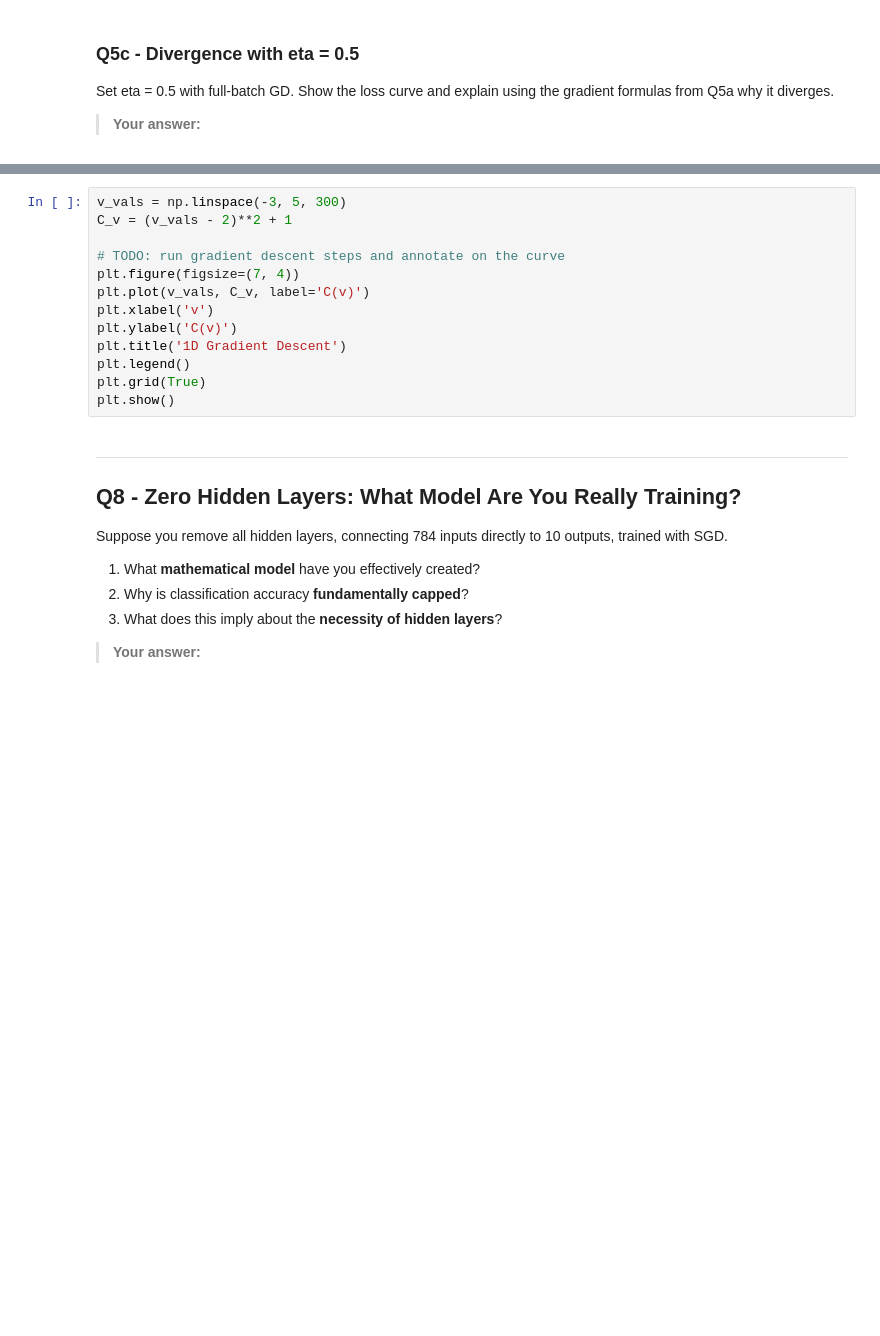
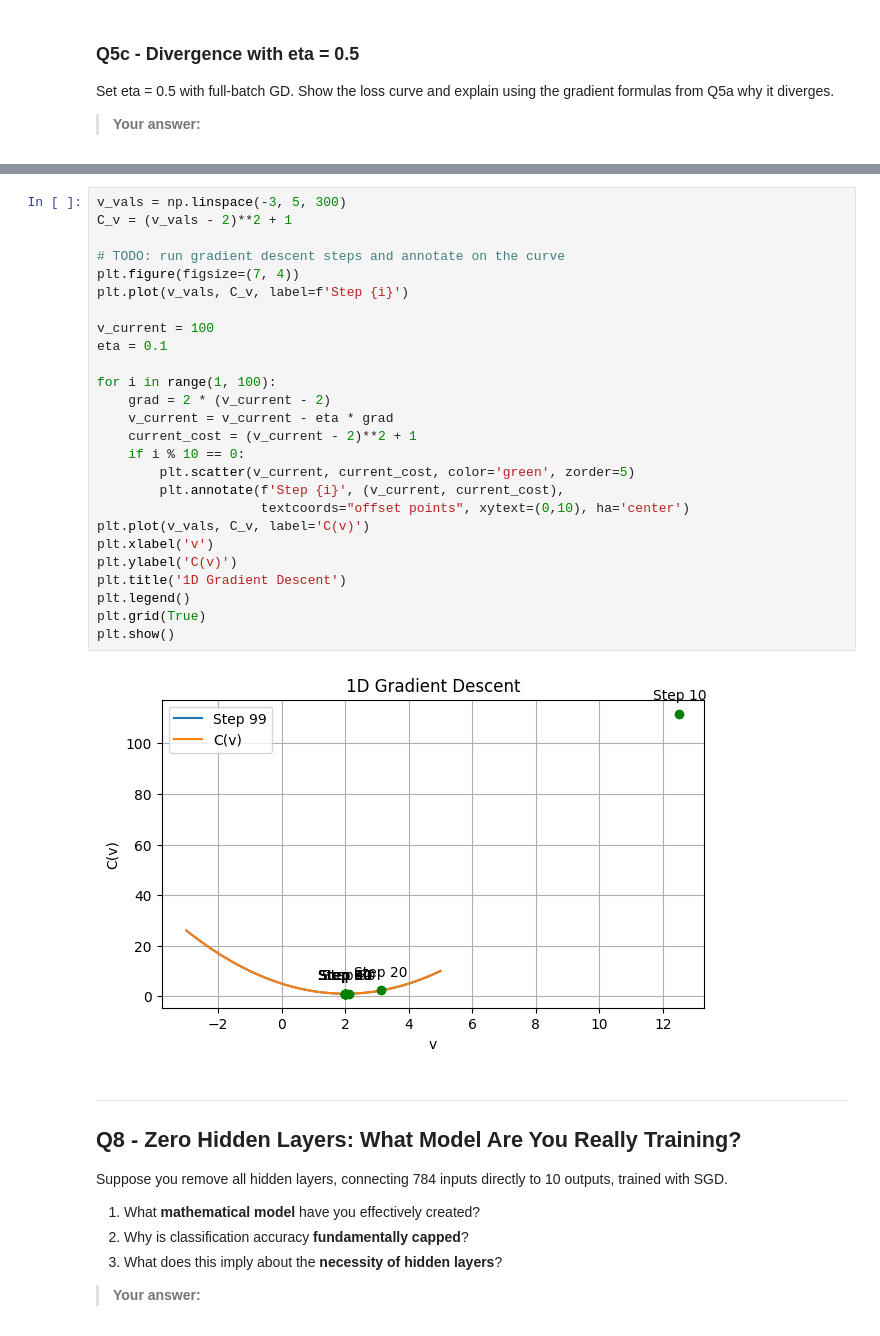
Before and after one commit to Stamatics-NumberstoNeurons/assignment2-Dhroobh147, a Jupyter notebook: Assignment_2_N2N.ipynb, the cells around one changed output, grey strips where cells are left out. Cells and saved outputs as stored; diff of their text form; blank space fills up the shorter version.

```diff
--- a/Assignment_2_N2N.ipynb
+++ b/Assignment_2_N2N.ipynb
@@ -429,16 +483,31 @@ Consider C(v) as a function of a single scalar v.
 # %%
 v_vals = np.linspace(-3, 5, 300)
 C_v = (v_vals - 2)**2 + 1
 
 # TODO: run gradient descent steps and annotate on the curve
 plt.figure(figsize=(7, 4))
+plt.plot(v_vals, C_v, label=f'Step {i}')
+
+v_current = 100
+eta = 0.1
+
+for i in range(1, 100):
+    grad = 2 * (v_current - 2)
+    v_current = v_current - eta * grad
+    current_cost = (v_current - 2)**2 + 1
+    if i % 10 == 0:
+        plt.scatter(v_current, current_cost, color='green', zorder=5)
+        plt.annotate(f'Step {i}', (v_current, current_cost),
+                     textcoords="offset points", xytext=(0,10), ha='center')
 plt.plot(v_vals, C_v, label='C(v)')
 plt.xlabel('v')
 plt.ylabel('C(v)')
 plt.title('1D Gradient Descent')
 plt.legend()
 plt.grid(True)
 plt.show()
+# %% [output]
+[figure, added]
 # %% [markdown]
 ---
 ## Q8 - Zero Hidden Layers: What Model Are You Really Training?
```
Also changed, not shown: parts of 8 cells of this notebook.
